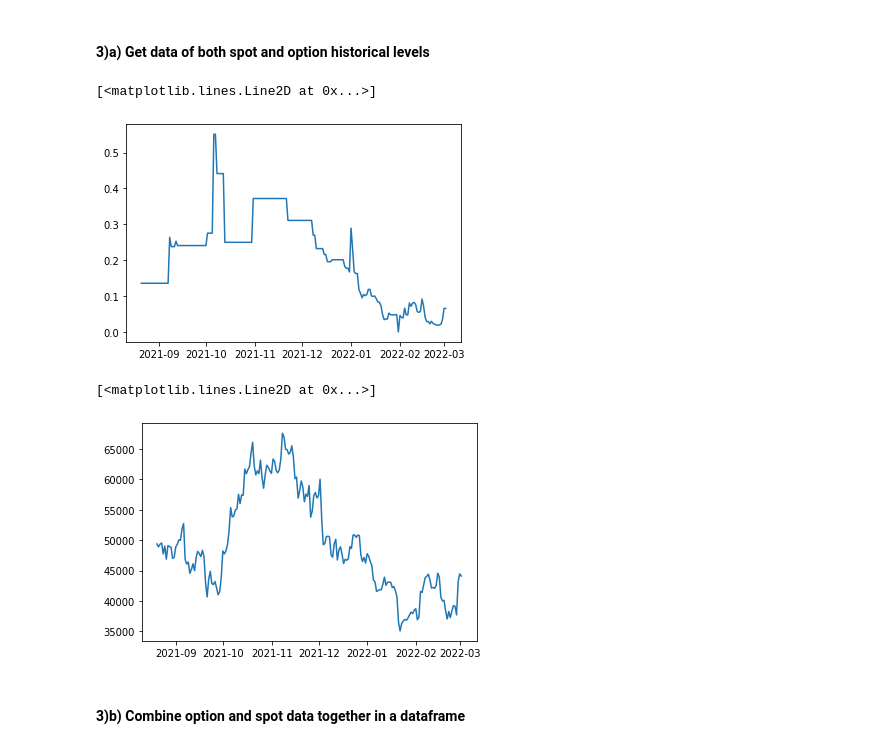
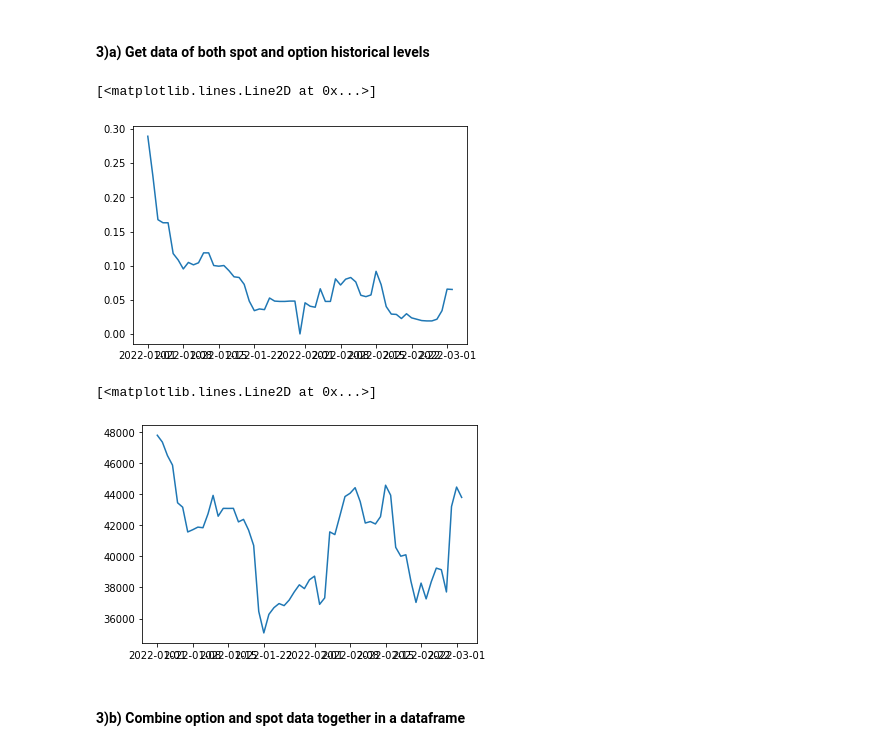
Before and after one commit to marcNY/crypto_option_dashboard, a Jupyter notebook: notebooks/WebApp Template.ipynb, the cells around one changed output. Drawn from its saved outputs; the diff is of its cells as text; code cells hidden in the pictures.

```diff
--- a/notebooks/WebApp Template.ipynb
+++ b/notebooks/WebApp Template.ipynb
@@ -103,17 +103,18 @@ instrument_data
 #### 3)a) Get data of both spot and option historical levels
 # %%
 ts_creation = dt.datetime.fromtimestamp(instrument_data["creation_timestamp"].values[0]/1000).replace(second = 0, microsecond = 0).timestamp() * 1000
+ts_start = int((dt.datetime.now() + dt.timedelta(days=-60)).timestamp() * 1000)
 ts_expiration = dt.datetime.fromtimestamp(instrument_data["expiration_timestamp"].values[0]/1000).replace(second = 0, microsecond = 0).timestamp() * 1000
 # %%
 time_period = '1D'
-option_data = api.get_historical_data(ts_creation,
+option_data = api.get_historical_data(ts_start,
                                       ts_expiration,
                                       instrument_data["instrument_name"].iloc[0],
                                       time_period)
 plt.plot(option_data['timestamp'], option_data['close'])
 # %% [output]
 [<matplotlib.lines.Line2D at 0x...>]
-[figure, old version]
+[figure, new version]
 # %%
 # For BTC the underlying will be 'BTC-PERPETUAL' while for ETH it will be 'ETH-PERPETUAL'
 spot_data = api.get_historical_data(option_data.timestamp[0].timestamp() * 1000,
@@ -123,7 +124,7 @@ spot_data = api.get_historical_data(option_data.timestamp[0].timestamp() * 1000,
 plt.plot(spot_data['timestamp'], spot_data['close'])
 # %% [output]
 [<matplotlib.lines.Line2D at 0x...>]
-[figure, old version]
+[figure, new version]
 # %% [markdown]
 #### 3)b) Combine option and spot data together in a dataframe
 # %%
```
Also changed, not shown: parts of 11 cells of this notebook.
